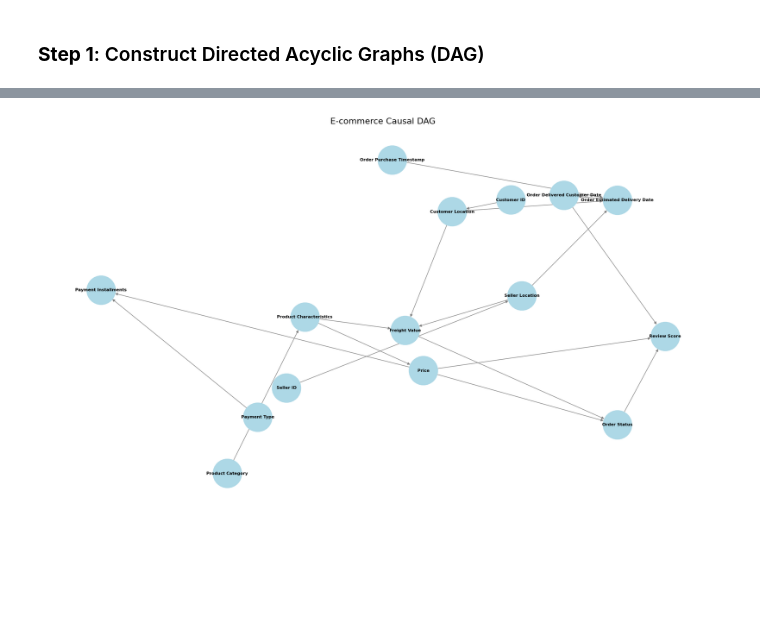
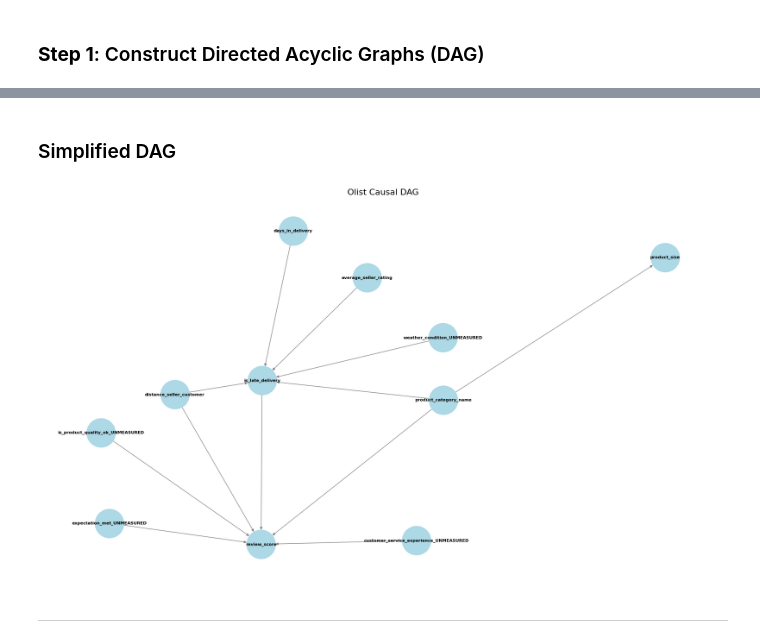
Before and after one commit to menni99/causal-attribution-analysis, a Jupyter notebook: resources/dev/analysis.ipynb, the cells around one changed output, grey strips where cells are left out. Drawn from its saved outputs; the diff is of its cells as text; code cells hidden in the pictures; blank space fills up the shorter version.

```diff
--- a/resources/dev/analysis.ipynb
+++ b/resources/dev/analysis.ipynb
@@ -291,56 +307,61 @@ G.add_edges_from(edges)
+# %% [markdown]
+### Simplified DAG
 # %%
 # Create a new directed graph
 G = nx.DiGraph()
 
+
 # Add nodes
 nodes = [
-    "Product Characteristics", "Price", "Freight Value", "Seller Location",
-    "Customer Location", "Order Status", "Review Score", "Payment Type",
-    "Payment Installments", "Order Purchase Timestamp",
-    "Order Estimated Delivery Date", "Order Delivered Customer Date",
-    "Product Category", "Seller ID", "Customer ID"
+    "is_late_delivery",
+    "review_score",
+    "distance_seller_customer",
+    "product_category_name",
+    "product_size",
+    "days_in_delivery",
+    "average_seller_rating",
+    "is_product_quality_ok_UNMEASURED",
+    "customer_service_experience_UNMEASURED",
+    "expectation_met_UNMEASURED"
+
 ]
 G.add_nodes_from(nodes)
 
+
 # Add edges (relationships)
 edges = [
-    ("Product Characteristics", "Price"),
-    ("Product Characteristics", "Freight Value"),
-    ("Seller Location", "Freight Value"),
-    ("Customer Location", "Freight Value"),
-    ("Price", "Order Status"),
-    ("Freight Value", "Order Status"),
-    ("Price", "Review Score"),
-    ("Order Status", "Review Score"),
-    ("Payment Type", "Payment Installments"),
-    ("Price", "Payment Installments"),
-    ("Order Purchase Timestamp", "Order Estimated Delivery Date"),
-    ("Seller Location", "Order Estimated Delivery Date"),
-    ("Customer Location", "Order Estimated Delivery Date"),
-    ("Order Estimated Delivery Date", "Order Delivered Customer Date"),
-    ("Order Delivered Customer Date", "Review Score"),
-    ("Product Category", "Product Characteristics"),
-    ("Seller ID", "Seller Location"),
-    ("Customer ID", "Customer Location")
+    ("is_late_delivery", "review_score"),
+    ("distance_seller_customer", "is_late_delivery"),
+    ("distance_seller_customer", "review_score"),
+    ("product_category_name", "is_late_delivery"),
+    ("product_category_name", "review_score"),
+    ("product_category_name", "product_size"),
+    ("days_in_delivery", "is_late_delivery"),
+    ("is_product_quality_ok_UNMEASURED", "review_score"),
+    ("customer_service_experience_UNMEASURED", "review_score"),
+    ("expectation_met_UNMEASURED", "review_score"),
+    ("weather_condition_UNMEASURED", "is_late_delivery"),
+    ("average_seller_rating", "is_late_delivery")
+
 ]
 G.add_edges_from(edges)
 
 # Set up the plot
 plt.figure(figsize=(18, 10))
 pos = nx.spring_layout(G, k=0.9, iterations=50)
 
 # Draw the graph
 nx.draw(G, pos, with_labels=True, node_color='lightblue',
         node_size=3000, font_size=8, font_weight='bold',
         arrows=True, edge_color='gray')
 
 # Add edge labels
 edge_labels = {(u, v): '' for (u, v) in G.edges()}
 nx.draw_networkx_edge_labels(G, pos, edge_labels=edge_labels, font_size=6)
 
 # Show the plot
-plt.title("E-commerce Causal DAG", fontsize=16)
+plt.title("Olist Causal DAG", fontsize=16)
 plt.axis('off')
 plt.show()
 # %% [output]
-[figure, old version]
+[figure, new version]
@@ -352,0 +368,2 @@ plt.show()
+# %% [markdown]
+-----
```
Also changed, not shown: parts of 5 cells of this notebook.
